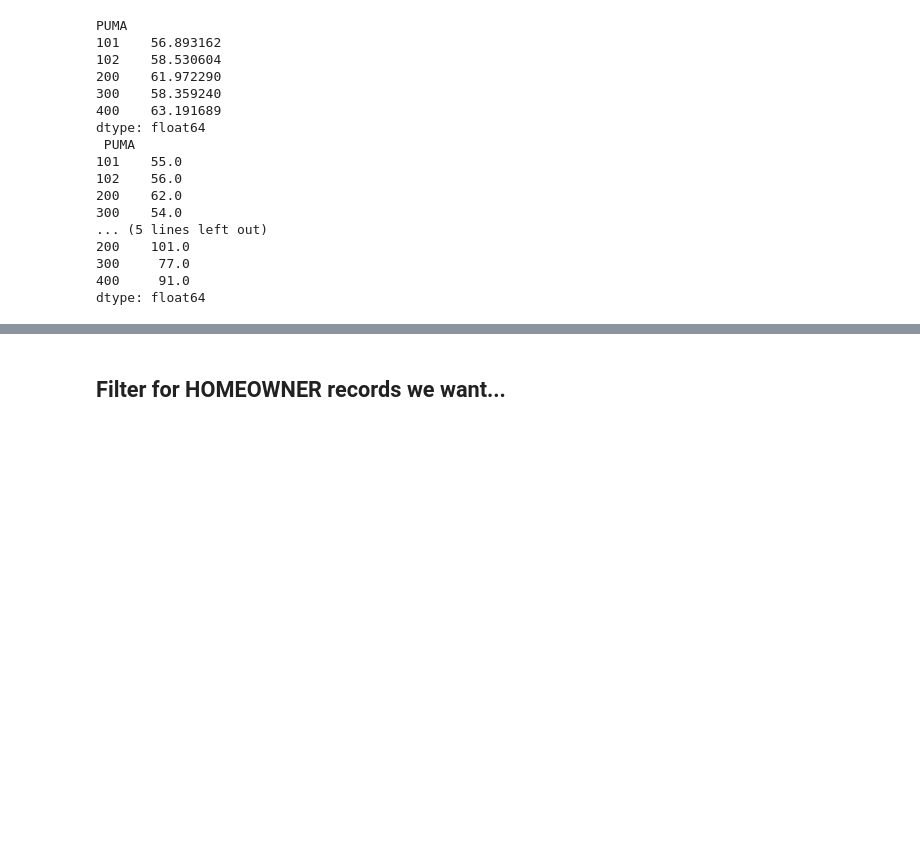
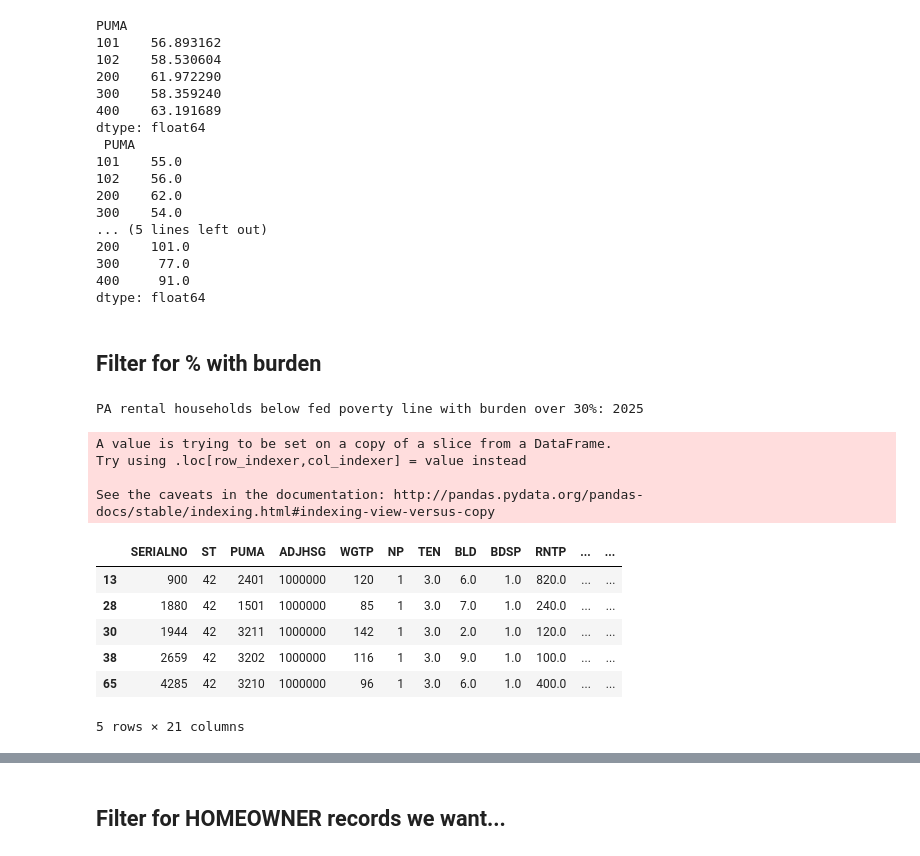
Before and after one commit to epkh/bigdataproject, a Jupyter notebook: acs15_1yr_poverty_income.ipynb, the cells around one changed output, grey strips where cells are left out. Cells and saved outputs as stored; diff of their text form; code cells hidden in the pictures; blank space fills up the shorter version.

Commit message:
calculated pct hhds with burden over 30, added updated pynb and 2 csvs

```diff
--- a/acs15_1yr_poverty_income.ipynb
+++ b/acs15_1yr_poverty_income.ipynb
@@ -172,3 +172,31 @@ dtype: float64
 # %%
 # export weighted median of rental housing cost burden for ea puma
 df15r_need_med.to_csv('15r_need_med.csv')
+# %% [markdown]
+## Filter for % with burden
+# %%
+# filter where GRPIP is >= 30.0 to see total number of burdened hhds below poverty line
+df15r_burden = df15r_need[df15r_need['GRPIP']>=30.0]
+
+print("PA rental households below fed poverty line with burden over 30%:", len(df15r_burden.index))
+# %% [output]
+PA rental households below fed poverty line with burden over 30%: 2025
+# %%
+## create new column that calculates % of households below poverty with burden
+
+# Create a new column called df15r_need.WGTP30 where the value is the WGTP if df15r_need.GRPIP
+# is greater than or equal to 30 and 0 if not.
+df15r_need['WGTP30'] = df15r_need['WGTP'].where(df15r_need['GRPIP']>=30.0, 0)
+df15r_need.head()
+# %% [output]
+A value is trying to be set on a copy of a slice from a DataFrame.
+Try using .loc[row_indexer,col_indexer] = value instead
+
+See the caveats in the documentation: http://pandas.pydata.org/pandas-docs/stable/indexing.html#indexing-view-versus-copy
+|  | SERIALNO | ST | PUMA | ADJHSG | WGTP | NP | TEN | BLD | BDSP | RNTP | ... | ... |
+| 13 | 900 | 42 | 2401 | 1000000 | 120 | 1 | 3.0 | 6.0 | 1.0 | 820.0 | ... | ... |
+| 28 | 1880 | 42 | 1501 | 1000000 | 85 | 1 | 3.0 | 7.0 | 1.0 | 240.0 | ... | ... |
+| 30 | 1944 | 42 | 3211 | 1000000 | 142 | 1 | 3.0 | 2.0 | 1.0 | 120.0 | ... | ... |
+| 38 | 2659 | 42 | 3202 | 1000000 | 116 | 1 | 3.0 | 9.0 | 1.0 | 100.0 | ... | ... |
+| 65 | 4285 | 42 | 3210 | 1000000 | 96 | 1 | 3.0 | 6.0 | 1.0 | 400.0 | ... | ... |
+5 rows × 21 columns
```
Also changed, not shown: parts of 11 cells of this notebook, 2 other files.
